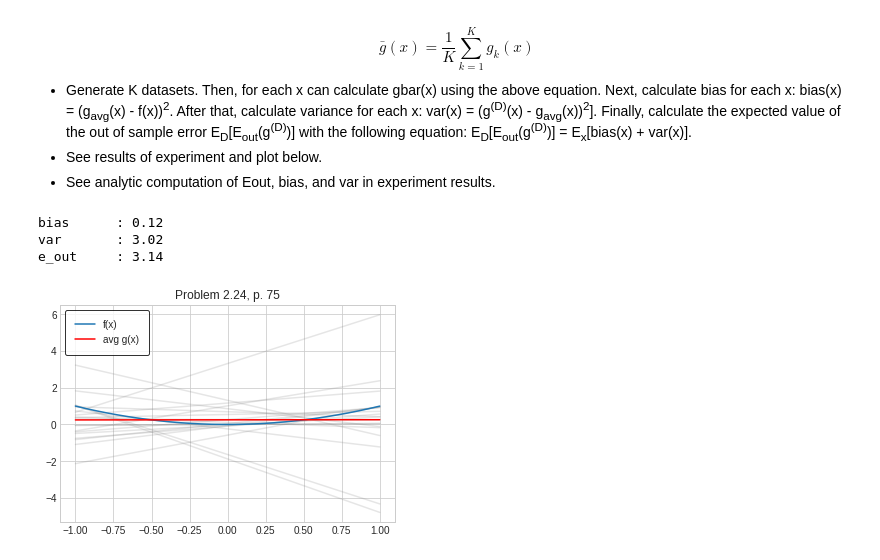
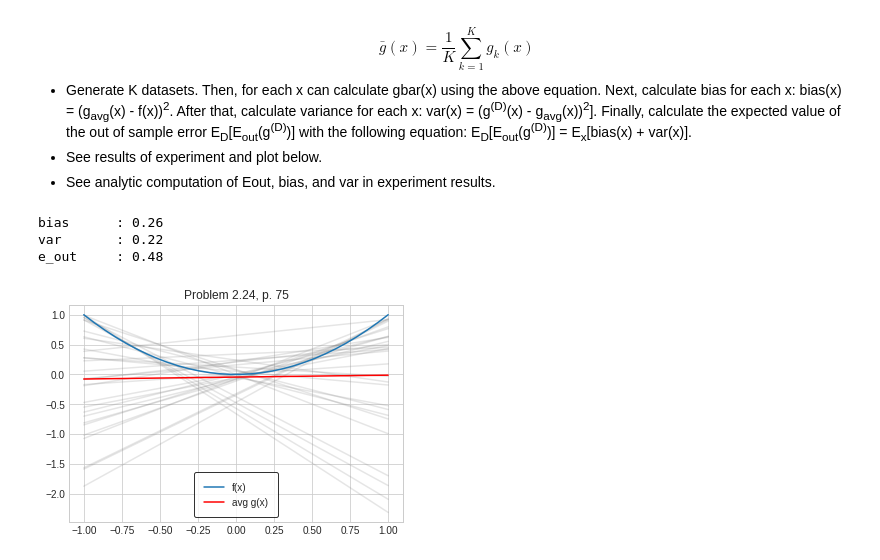
Before and after one commit to aroques/bias-variance, a Jupyter notebook: doc/Bias Variance Experiment.ipynb, the cells around one changed output. Drawn from its saved outputs; the diff is of its cells as text; code cells hidden in the pictures.

```diff
--- a/doc/Bias Variance Experiment.ipynb
+++ b/doc/Bias Variance Experiment.ipynb
@@ -14,7 +14,7 @@ import numpy as np
 import matplotlib.pyplot as plt
 
 def main():
-    num_datasets = 20
+    num_datasets = 30
     target_fn = np.square
 
     p1, p2 = get_experiment_data(num_datasets, target_fn)
@@ -51,7 +51,7 @@ def get_experiment_data(num_datasets, target_fn):
 
 def get_slope(p1, p2):
     # slope = (y2 - y1) / (x2 - x1)
-    return p2[:, 1] - p1[:, 1] / p2[:, 0] - p1[:, 0]
+    return (p2[:, 1] - p1[:, 1]) / (p2[:, 0] - p1[:, 0])
 
 
 def get_y_intercept(p, m):
@@ -94,34 +94,34 @@ def mean_sum_squared_error(x1, x2):
 def get_x(num_pts):
     return np.linspace(-1, 1, num_pts)
 
 
 def hypothesis_fn(m, x, b):
     return m * x + b
 
 
 def plot_exp(m, b, target_fn):
     plt.style.use('seaborn-whitegrid')
     fig, ax = plt.subplots()
 
     ax.set(title='Problem 2.24, p. 75')
 
     x = np.linspace(-1, 1, 30)
 
     # plot each hypothesis fn
     for this_m, this_b in zip(m, b):
         ax.plot(x, hypothesis_fn(this_m, x, this_b), color='gray', alpha=0.2)
 
     ax.plot(x, target_fn(x), label='f(x)')
     ax.plot(x, get_g_avg_vect(x, m, b), color='r', label='avg g(x)')
 
     ax.legend(facecolor='w', fancybox=True, frameon=True, edgecolor='black', borderpad=1)
     plt.show()
 
 
 if __name__ == '__main__':
     main()
 # %% [output]
-bias      : 0.12
-var       : 3.02
-e_out     : 3.14
+bias      : 0.26
+var       : 0.22
+e_out     : 0.48
-[figure, old version]
+[figure, new version]
```
Also changed, not shown: 1 other file.
